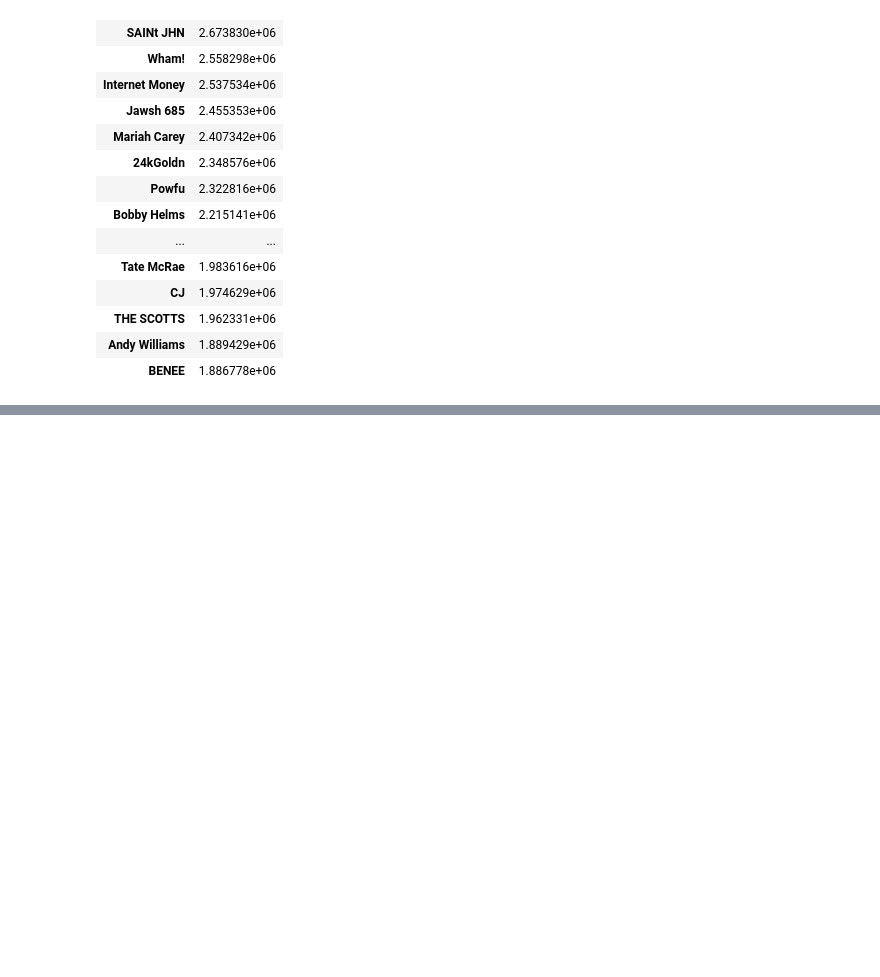
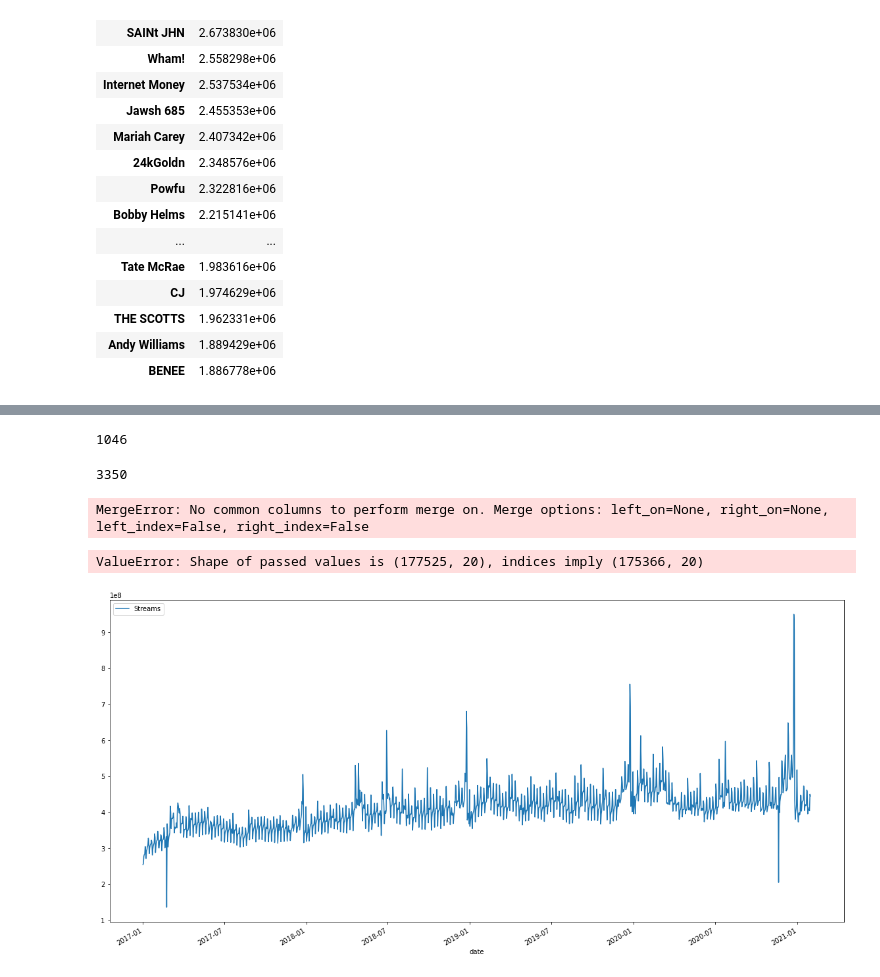
Before and after one commit to radroid/data_1202_group_project, a Jupyter notebook: Data Processing.ipynb, the cells around one changed output, grey strips where cells are left out. Cells and saved outputs as stored; diff of their text form; code cells hidden in the pictures; blank space fills up the shorter version.

```diff
--- a/Data Processing.ipynb
+++ b/Data Processing.ipynb
@@ -296,0 +514,20 @@ len(data_df['Track Name'].unique())
+# %%
+len(common_df.groupby("Artist").sum())
+# %% [output]
+1046
+# %%
+len(common_df.index.unique())
+# %% [output]
+3350
+# %%
+pd.merge(common_df, kaggle_df.set_index("id"))
+# %% [output]
+MergeError: No common columns to perform merge on. Merge options: left_on=None, right_on=None, left_index=False, right_index=False
+# %%
+pd.concat([common_df.groupby("Track Name").sum(), kaggle_df.set_index("id")], axis=1)
+# %% [output]
+ValueError: Shape of passed values is (177525, 20), indices imply (175366, 20)
+# %%
+df.groupby("date").sum().plot(figsize=(20,10));
+# %% [output]
+[figure, added]
```
Also changed, not shown: parts of 26 cells of this notebook.
